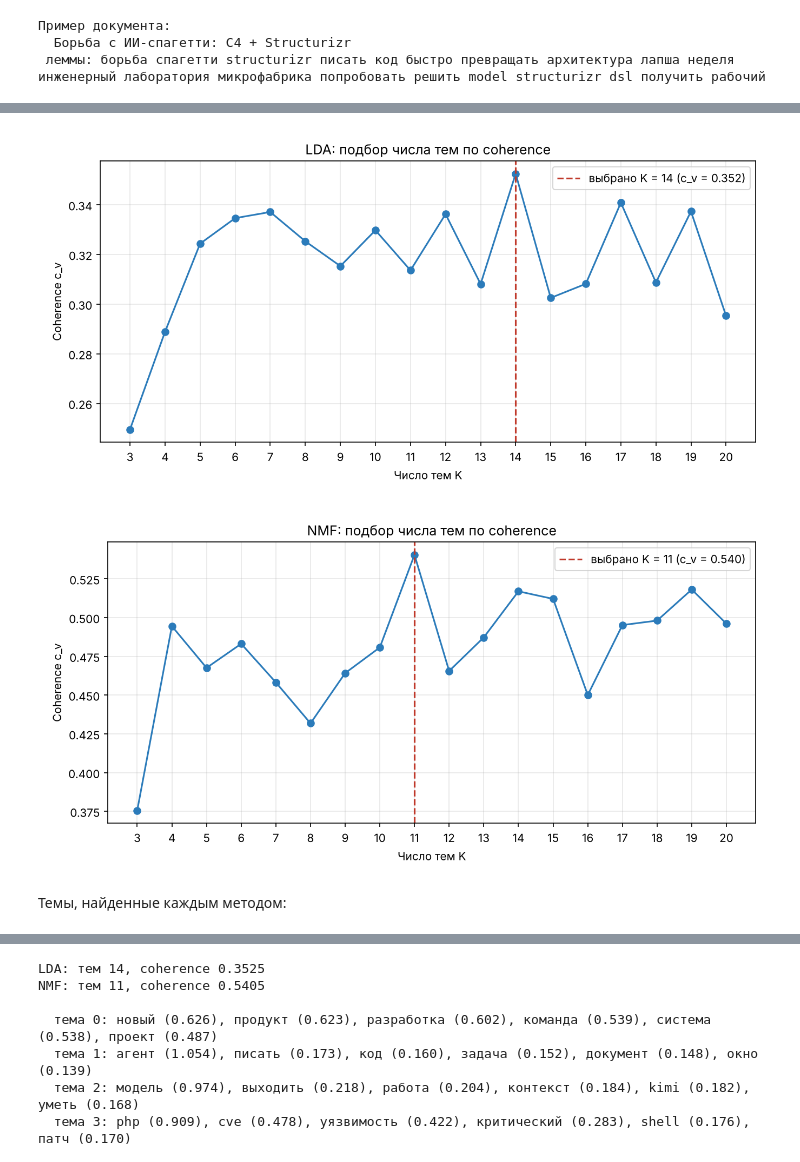
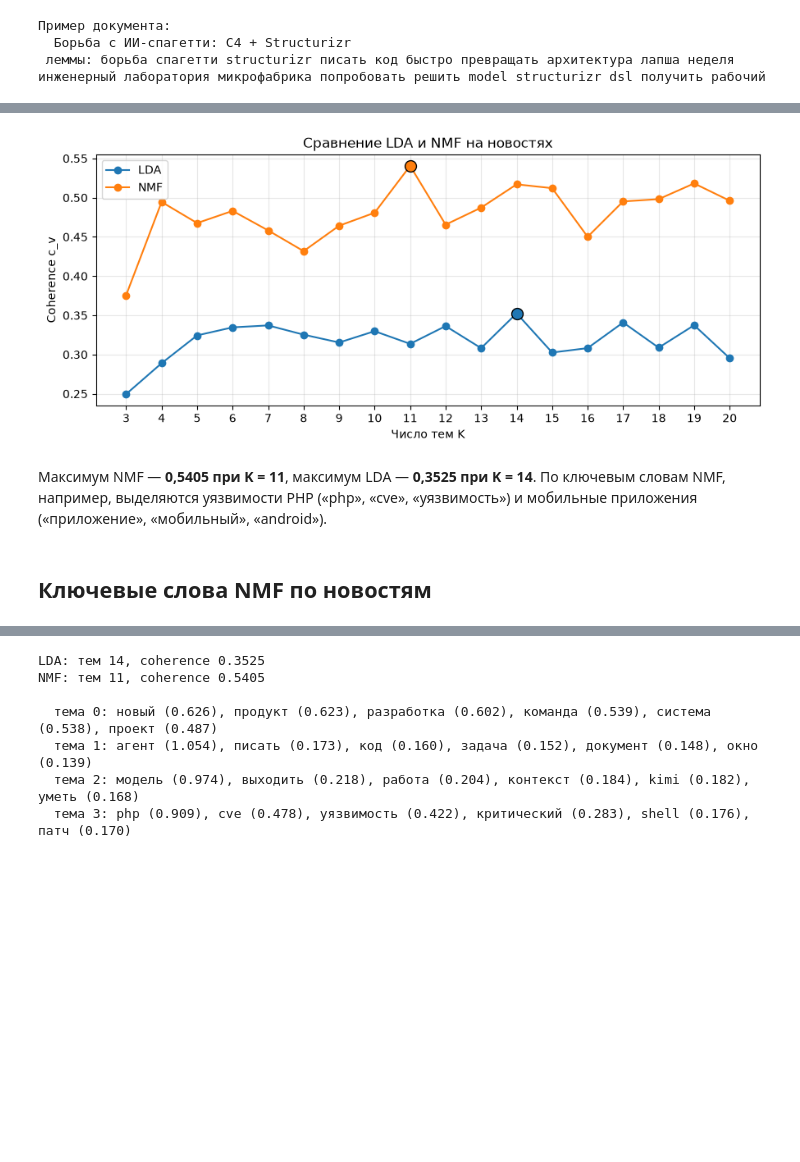
Before and after one commit to fortanello/web-mining, a Jupyter notebook: lab5/practice5.ipynb, the cells around one changed output, grey strips where cells are left out. Drawn from its saved outputs; the diff is of its cells as text; code cells hidden in the pictures; blank space fills up the shorter version.

```diff
--- a/lab5/practice5.ipynb
+++ b/lab5/practice5.ipynb
@@ -153,13 +149,35 @@ $ topic_modeling.py --dataset news --method both --topics auto --compare --outpu
   news_auto_wordcloud_nmf.png
 0
 # %%
-show("news_auto_coherence_lda.png")
-show("news_auto_coherence_nmf.png")
+%matplotlib inline
+import json
+
+result = json.loads((OUTPUT / "news_auto_topics.json").read_text(encoding="utf-8"))
+
+fig, ax = plt.subplots(figsize=(9, 4))
+for block in result["results"]:
+    scores = block["coherence_by_k"]
+    topic_counts = sorted(int(k) for k in scores)
+    line, = ax.plot(topic_counts, [scores[str(k)] for k in topic_counts],
+                    marker="o", label=block["method"].upper())
+    ax.scatter(block["topics"], block["coherence"], s=100,
+               color=line.get_color(), edgecolor="black", zorder=3)
+
+ax.set(title="Сравнение LDA и NMF на новостях",
+       xlabel="Число тем K", ylabel="Coherence c_v", xticks=topic_counts)
+ax.grid(alpha=0.3)
+ax.legend()
+fig.tight_layout()
+display(fig)
+plt.close(fig)
 # %% [output]
-[figure, old version]
+[figure, new version]
-[figure, removed]
+# %% [markdown]
+Максимум NMF — **0,5405 при K = 11**, максимум LDA — **0,3525 при K = 14**.
+По ключевым словам NMF, например, выделяются уязвимости PHP («php», «cve»,
+«уязвимость») и мобильные приложения («приложение», «мобильный», «android»).
 # %% [markdown]
-Темы, найденные каждым методом:
+## Ключевые слова NMF по новостям
 # %%
 show("news_auto_topwords_nmf.png", width=1400)
 # %% [output]
```
Also changed, not shown: parts of 20 cells of this notebook, 19 other files.
